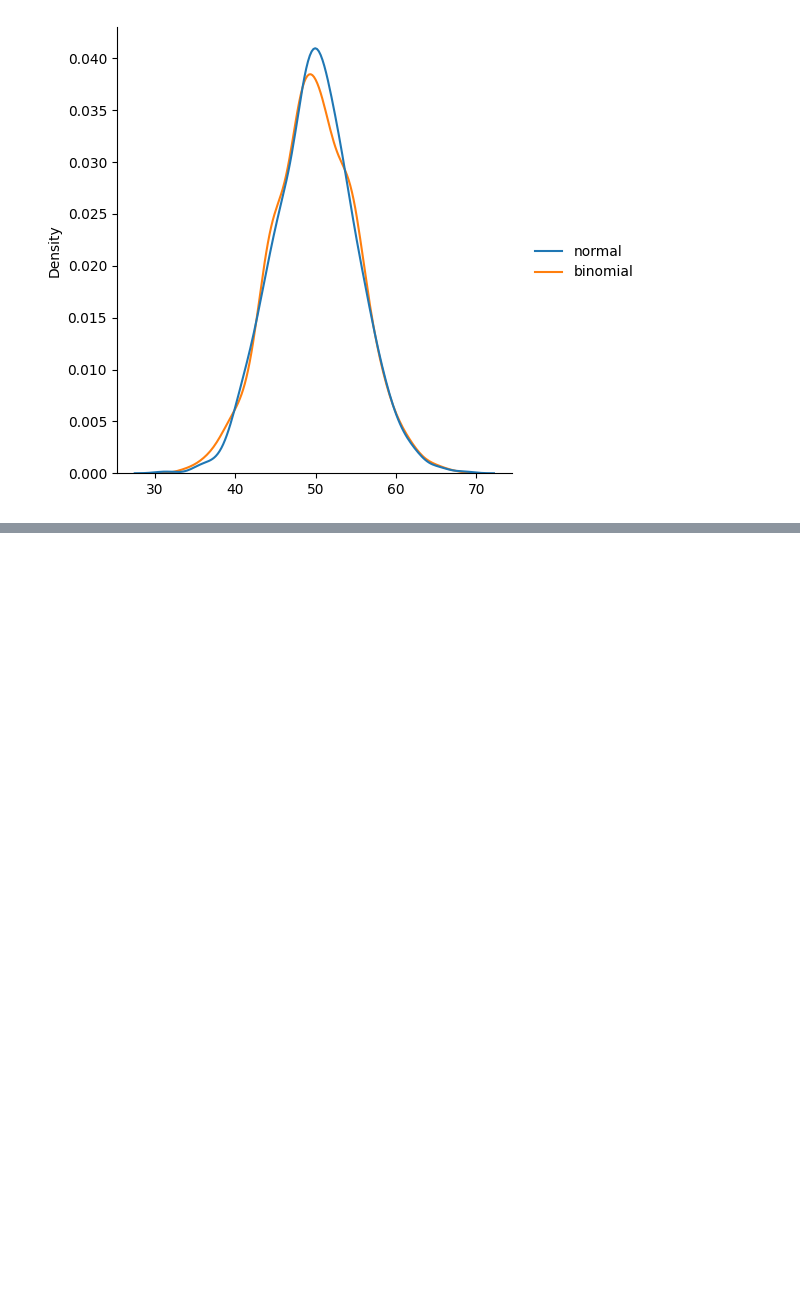
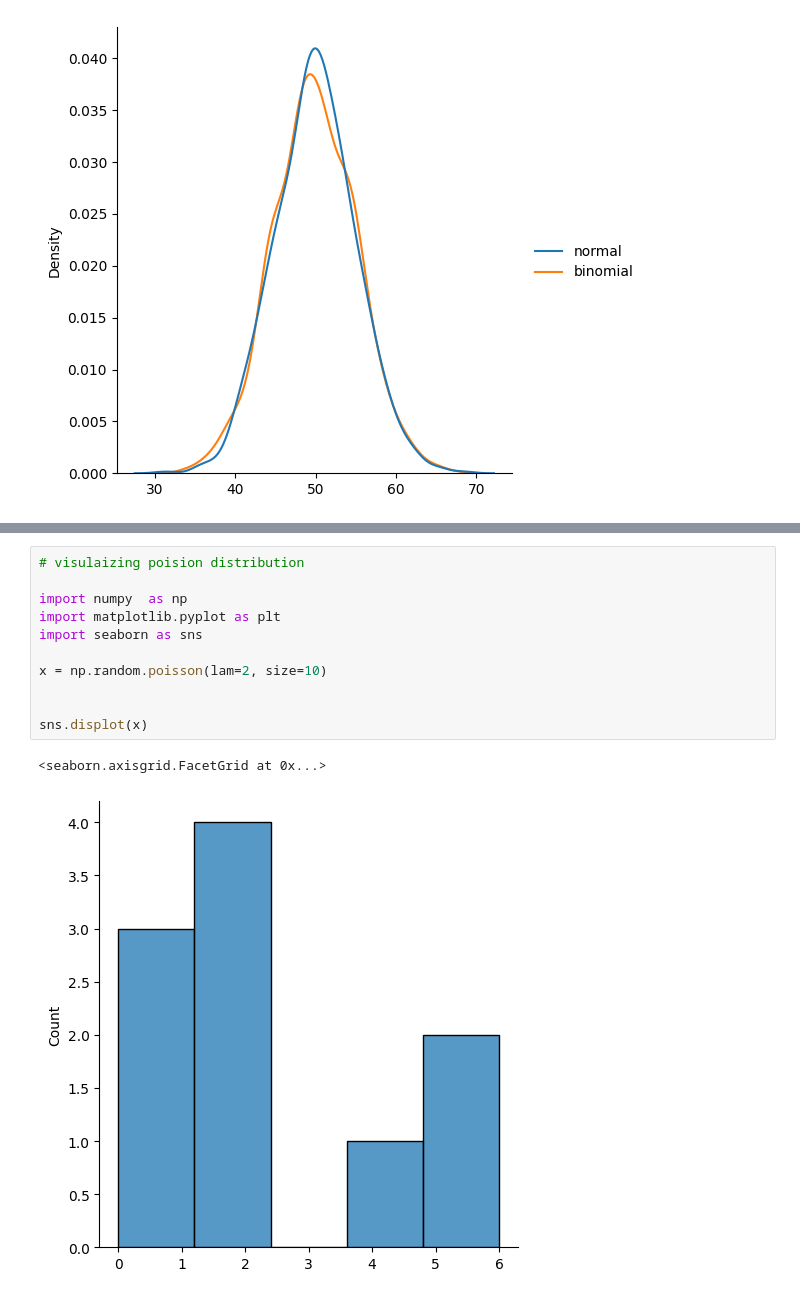
Before and after one commit to Shubham17112/ExcelDataProjects, a Jupyter notebook: PythonProjects/Numpy/Theroy/numpy_intro_part2.ipynb, the cells around one changed output, grey strips where cells are left out. Cells and saved outputs as stored; diff of their text form; blank space fills up the shorter version.

```diff
--- a/PythonProjects/Numpy/Theroy/numpy_intro_part2.ipynb
+++ b/PythonProjects/Numpy/Theroy/numpy_intro_part2.ipynb
@@ -212,0 +215,14 @@ print(x)
+# %%
+# visulaizing poision distribution
+
+import numpy  as np
+import matplotlib.pyplot as plt
+import seaborn as sns
+
+x = np.random.poisson(lam=2, size=10)
+
+
+sns.displot(x)
+# %% [output]
+<seaborn.axisgrid.FacetGrid at 0x...>
+[figure, added]
```
Also changed, not shown: parts of 2 cells of this notebook, 7 other files.
